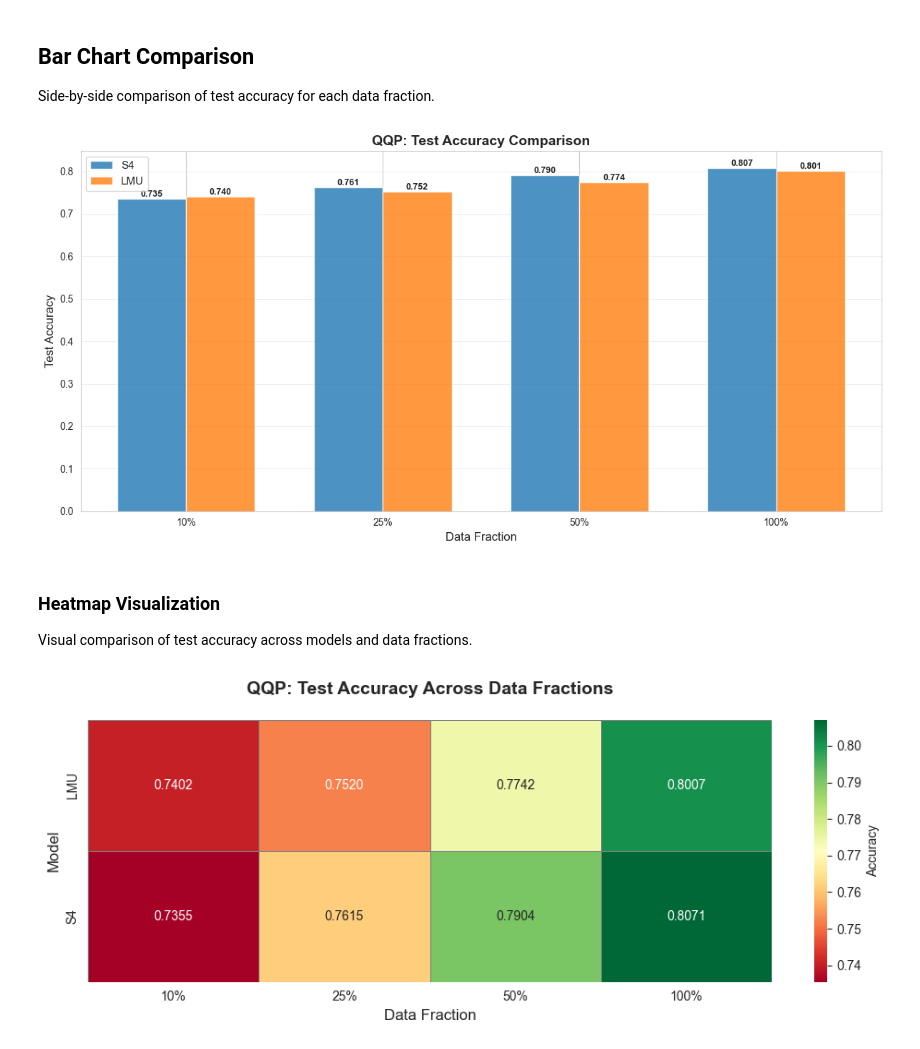
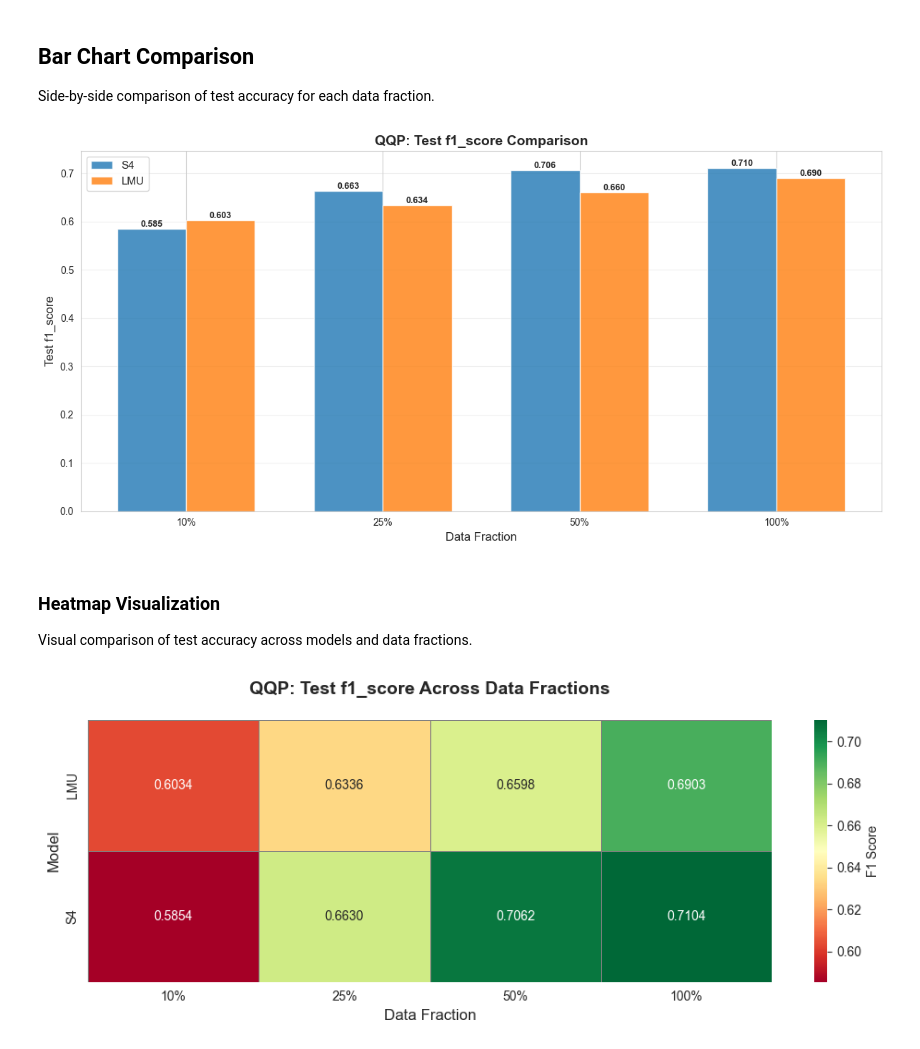
Before and after one commit to galbar8/LMU_S4, a Jupyter notebook: src/notebooks/qqp/compare.ipynb, the cells around one changed output. Drawn from its saved outputs; the diff is of its cells as text; code cells hidden in the pictures.

Commit message:
Add binary metrics

```diff
--- a/src/notebooks/qqp/compare.ipynb
+++ b/src/notebooks/qqp/compare.ipynb
@@ -147,12 +147,12 @@ from src.eval.compare import plot_test_metric_comparison
 
 plot_test_metric_comparison(
     all_results,
-    metric_key='accuracy',
-    title='QQP: Test Accuracy Comparison',
-    ylabel='Test Accuracy',
+    metric_key='f1_score',
+    title='QQP: Test f1_score Comparison',
+    ylabel='Test f1_score',
 )
 # %% [output]
-[figure, old version]
+[figure, new version]
 # %% [markdown]
 ### Heatmap Visualization
 
@@ -160,11 +160,11 @@ Visual comparison of test accuracy across models and data fractions.
 # %%
 from src.eval.compare import plot_performance_heatmap
 
 plot_performance_heatmap(
     all_results,
-    metric_key='accuracy',
-    title='QQP: Test Accuracy Across Data Fractions',
+    metric_key='f1_score',
+    title='QQP: Test f1_score Across Data Fractions',
     annot_format='.4f'
 )
 # %% [output]
-[figure, old version]
+[figure, new version]
```
Also changed, not shown: parts of 3 cells of this notebook, 6 other files.
